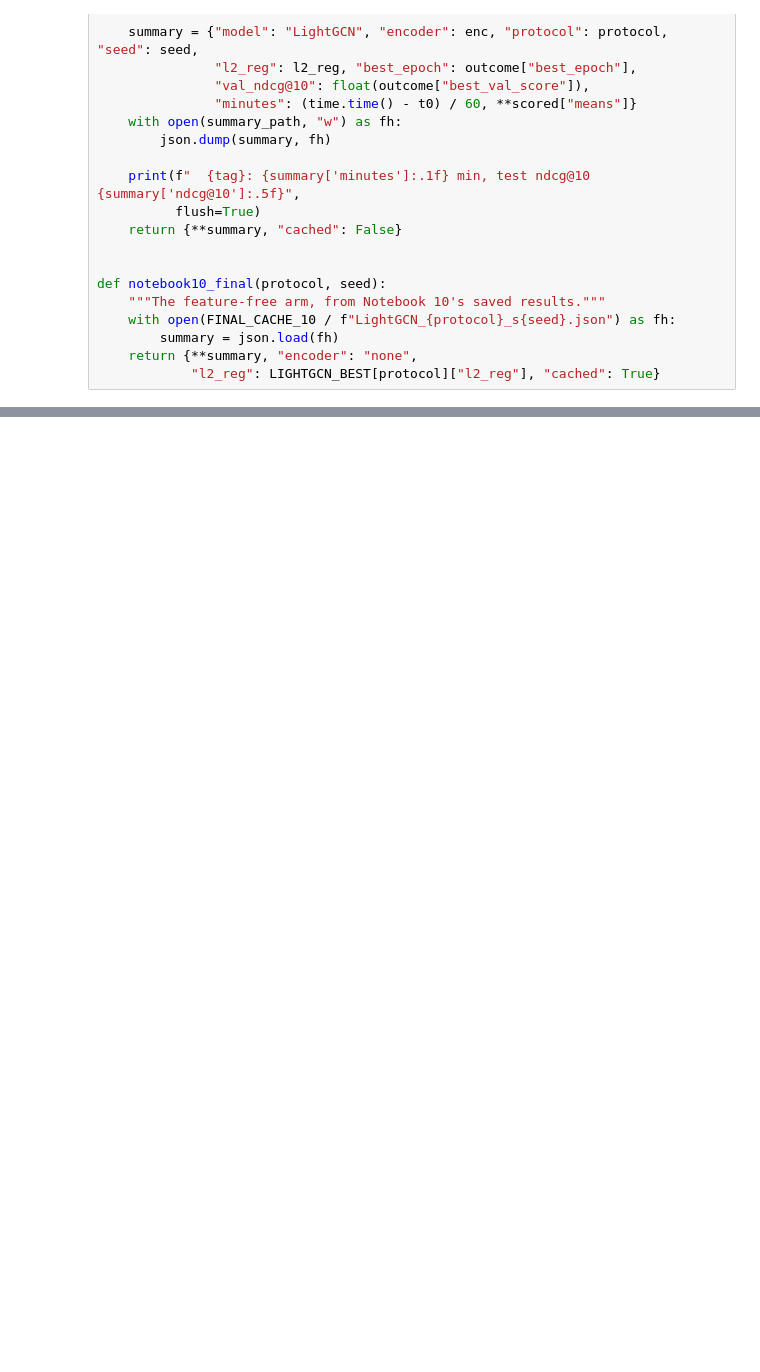
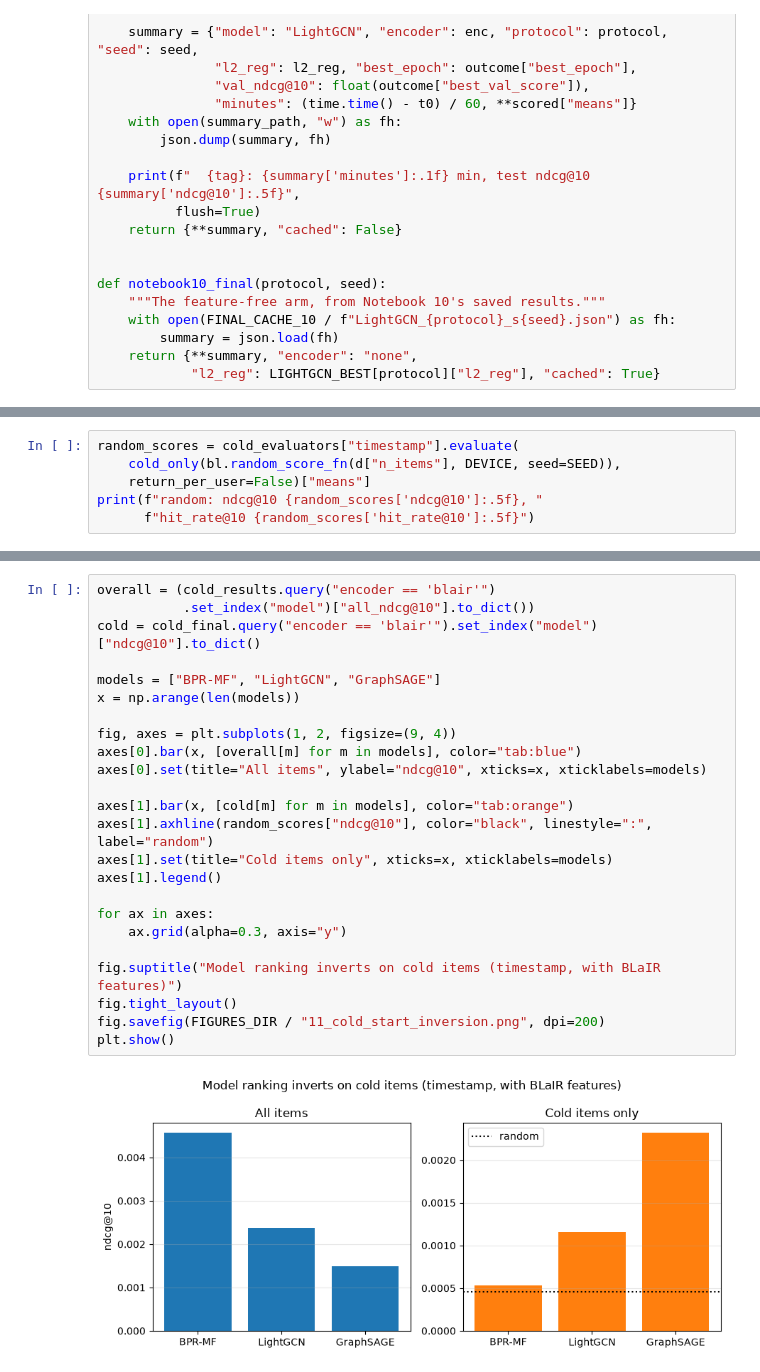
Before and after one commit to ErjonXhani/gnn-recommender-dissertation, a Jupyter notebook: notebooks/11_metadata_and_cold_start.ipynb, the cells around one changed output, grey strips where cells are left out. Cells and saved outputs as stored; diff of their text form; blank space fills up the shorter version.

```diff
--- a/notebooks/11_metadata_and_cold_start.ipynb
+++ b/notebooks/11_metadata_and_cold_start.ipynb
@@ -441,0 +858,6 @@ timestamp: 0.00158 -> 0.00230  (+45.9%)
+# %%
+random_scores = cold_evaluators["timestamp"].evaluate(
+    cold_only(bl.random_score_fn(d["n_items"], DEVICE, seed=SEED)),
+    return_per_user=False)["means"]
+print(f"random: ndcg@10 {random_scores['ndcg@10']:.5f}, "
+      f"hit_rate@10 {random_scores['hit_rate@10']:.5f}")
@@ -441,0 +982,26 @@ timestamp: 0.00158 -> 0.00230  (+45.9%)
+# %%
+overall = (cold_results.query("encoder == 'blair'")
+           .set_index("model")["all_ndcg@10"].to_dict())
+cold = cold_final.query("encoder == 'blair'").set_index("model")["ndcg@10"].to_dict()
+
+models = ["BPR-MF", "LightGCN", "GraphSAGE"]
+x = np.arange(len(models))
+
+fig, axes = plt.subplots(1, 2, figsize=(9, 4))
+axes[0].bar(x, [overall[m] for m in models], color="tab:blue")
+axes[0].set(title="All items", ylabel="ndcg@10", xticks=x, xticklabels=models)
+
+axes[1].bar(x, [cold[m] for m in models], color="tab:orange")
+axes[1].axhline(random_scores["ndcg@10"], color="black", linestyle=":", label="random")
+axes[1].set(title="Cold items only", xticks=x, xticklabels=models)
+axes[1].legend()
+
+for ax in axes:
+    ax.grid(alpha=0.3, axis="y")
+
+fig.suptitle("Model ranking inverts on cold items (timestamp, with BLaIR features)")
+fig.tight_layout()
+fig.savefig(FIGURES_DIR / "11_cold_start_inversion.png", dpi=200)
+plt.show()
+# %% [output]
+[figure, added]
```
Also changed, not shown: parts of 36 cells of this notebook, 57 other files.
